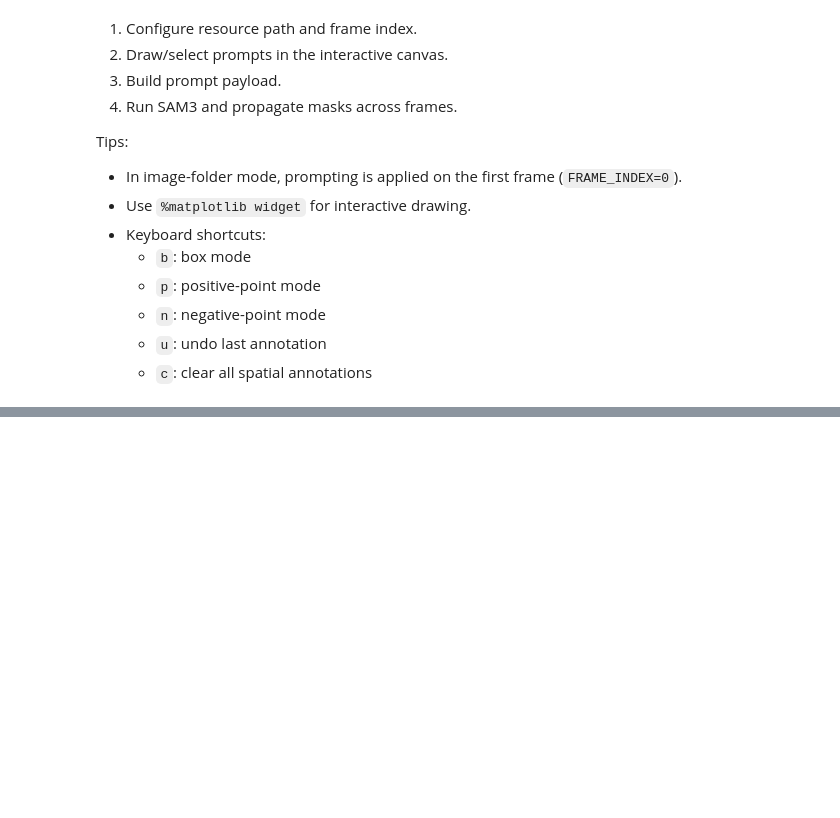
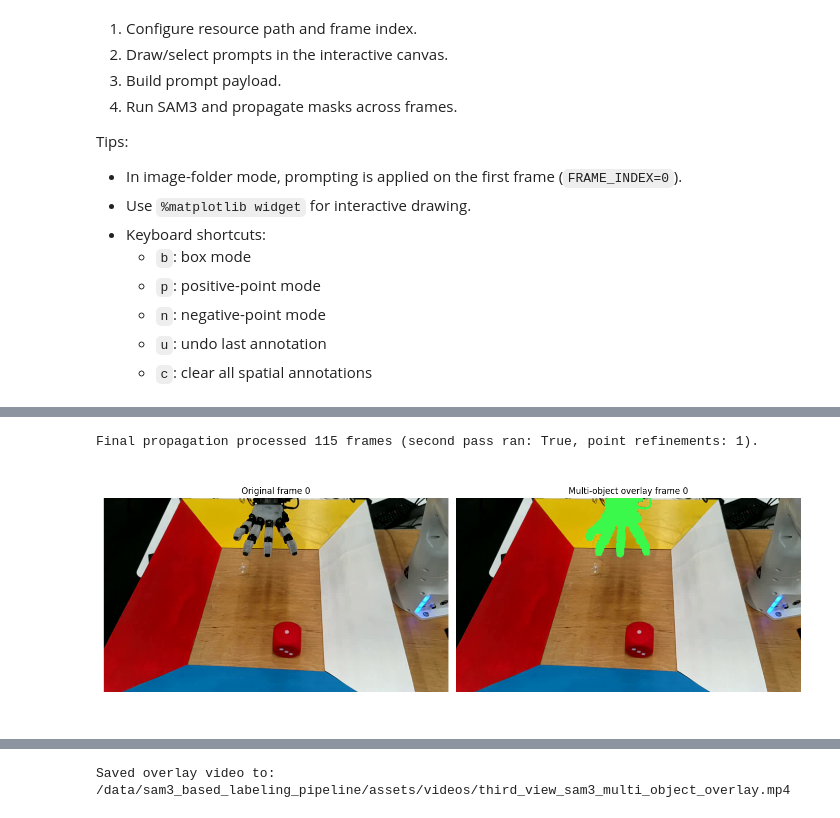
Before and after one commit to riccardofeingold/sam3_based_labeling_pipeline, a Jupyter notebook: examples/sam3_video_multi_prompt_selector.ipynb, the cells around one changed output, grey strips where cells are left out. Drawn from its saved outputs; the diff is of its cells as text; code cells hidden in the pictures; blank space fills up the shorter version.

```diff
--- a/examples/sam3_video_multi_prompt_selector.ipynb
+++ b/examples/sam3_video_multi_prompt_selector.ipynb
@@ -51,20 +51,21 @@ from sam3.model_builder import build_sam3_video_predictor
 # INPUT_RESOURCE_PATH can be either:
 # - a video file path (e.g. .mp4, .mov), or
 # - a folder containing JPEG images.
-# INPUT_RESOURCE_PATH = "/data/sam3_based_labeling_pipeline/assets/videos/orca_hand_data.mp4"
-INPUT_RESOURCE_PATH = "/data/sam3_based_labeling_pipeline/assets/videos/test_images"
+INPUT_RESOURCE_PATH = "/data/sam3_based_labeling_pipeline/assets/videos/third_view.mp4"
+# INPUT_RESOURCE_PATH = "/data/sam3_based_labeling_pipeline/assets/videos/test_images"
 FRAME_INDEX = 0
 DEFAULT_OBJECT_ID = 1
 
 # Inference controls
-MAX_FRAME_NUM_TO_TRACK = 10
+MAX_FRAME_NUM_TO_TRACK = 300
 OUTPUT_OVERLAY_VIDEO_PATH = None  # Example: "/data/sam3_based_labeling_pipeline/assets/videos/two_orca_hands_multi_object_overlay.mp4"
 OUTPUT_FPS = 24
 MASK_ALPHA = 1.0
 
-# Stability setting for high-resolution image folders:
-# Disable hole-filling postprocessing to avoid Triton connected-components launch failures.
-DISABLE_HOLE_FILLING_FOR_IMAGE_FOLDERS = True
+# Stability setting:
+# Disable hole-filling postprocessing to avoid Triton connected-components launch failures
+# (useful for high-resolution inputs, regardless of whether source is video or image folder).
+DISABLE_HOLE_FILLING = False
 # %%
 resource_path = Path(INPUT_RESOURCE_PATH)
 if not resource_path.exists():
@@ -709,24 +761,7 @@ for payload in point_payloads:
 # %%
-if point_payloads:
-    outputs_per_frame = _run_propagation(
-        session_id=session_id,
-        start_frame_index=FRAME_INDEX,
-        max_frame_num_to_track=MAX_FRAME_NUM_TO_TRACK,
-    )
-else:
-    outputs_per_frame = warmup_outputs_per_frame
-
-_ = predictor.handle_request(
-    request=dict(
-        type="close_session",
-        session_id=session_id,
-    )
-)
-
-predictor.shutdown()
 print(
     f"Final propagation processed {len(outputs_per_frame)} frames "
-    f"(point refinements: {len(point_payloads)})."
+    f"(second pass ran: {second_pass_ran}, point refinements: {len(point_payloads)})."
 )
 
 sorted_indices = sorted(outputs_per_frame.keys())
@@ -741,30 +776,33 @@ for frame_idx in sorted_indices:
         alpha=MASK_ALPHA,
     )
     overlay_video_frames.append(overlay_frame)
 
 if overlay_video_frames:
     first_idx = sorted_indices[0]
     fig, axes = plt.subplots(1, 2, figsize=(14, 5))
     axes[0].imshow(np.asarray(original_video_frames[first_idx], dtype=np.uint8))
     axes[0].set_title(f"Original frame {first_idx}")
     axes[0].set_axis_off()
 
     axes[1].imshow(overlay_video_frames[0])
     axes[1].set_title(f"Multi-object overlay frame {first_idx}")
     axes[1].set_axis_off()
 
     plt.tight_layout()
     plt.show()
 
     media.show_video(overlay_video_frames, fps=OUTPUT_FPS)
 
 if OUTPUT_OVERLAY_VIDEO_PATH is None:
     default_name = (
         resource_path.stem if resource_path.is_file() else resource_path.name
     )
     OUTPUT_OVERLAY_VIDEO_PATH = str(
         resource_path.parent / f"{default_name}_sam3_multi_object_overlay.mp4"
     )
 
 media.write_video(OUTPUT_OVERLAY_VIDEO_PATH, overlay_video_frames, fps=OUTPUT_FPS)
 print(f"Saved overlay video to: {OUTPUT_OVERLAY_VIDEO_PATH}")
+# %% [output]
+Final propagation processed 115 frames (second pass ran: True, point refinements: 1).
+[figure, added]
@@ -770,0 +810 @@ print(f"Saved overlay video to: {OUTPUT_OVERLAY_VIDEO_PATH}")
+Saved overlay video to: /data/sam3_based_labeling_pipeline/assets/videos/third_view_sam3_multi_object_overlay.mp4
```
Also changed, not shown: parts of 6 cells of this notebook.
